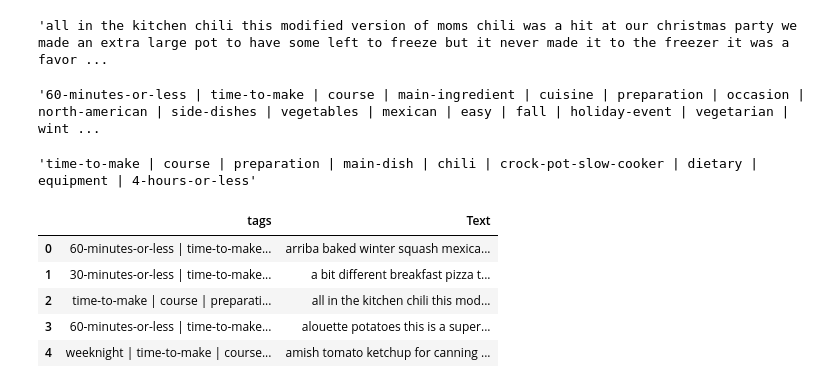
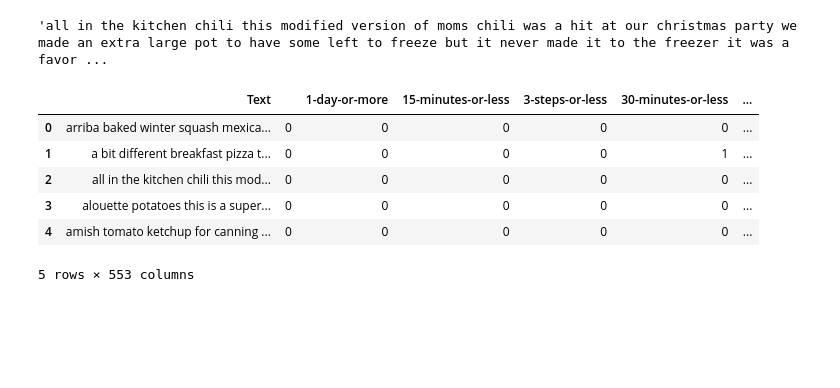
Before and after one commit to soo-underground/recipes-classifier, a Jupyter notebook: jupyter notebooks/recipes-multilabel.ipynb, the cells around one changed output. Cells and saved outputs as stored; diff of their text form; code cells hidden in the pictures; blank space fills up the shorter version.

```diff
--- a/jupyter notebooks/recipes-multilabel.ipynb
+++ b/jupyter notebooks/recipes-multilabel.ipynb
@@ -63,31 +68,3 @@ recipes.Text = recipes.Text.apply(lambda x: clean_text(x))
 recipes.Text[2]
 # %% [output]
 'all in the kitchen chili this modified version of moms chili was a hit at our christmas party we made an extra large pot to have some left to freeze but it never made it to the freezer it was a favor ...
-# %%
-a = str(recipes.tags[0]).strip('[]')
-a = re.sub("," , " |", a)
-a = re.sub("'" , "", a)
-a
-# %% [output]
-'60-minutes-or-less | time-to-make | course | main-ingredient | cuisine | preparation | occasion | north-american | side-dishes | vegetables | mexican | easy | fall | holiday-event | vegetarian | wint ...
-# %%
-def to_string(text):
-    text = str(text).strip('[]')
-    text = re.sub("," , " |", text)
-    text = re.sub("'" , "", text)
-    return text
-
-
-recipes.tags = recipes.tags.apply(lambda x: to_string(x))
-recipes.tags[2]
-# %% [output]
-'time-to-make | course | preparation | main-dish | chili | crock-pot-slow-cooker | dietary | equipment | 4-hours-or-less'
-# %%
-recipes.head()
-# %% [output]
-|  | tags | Text |
-| 0 | 60-minutes-or-less | time-to-make... | arriba baked winter squash mexica... |
-| 1 | 30-minutes-or-less | time-to-make... | a bit different breakfast pizza t... |
-| 2 | time-to-make | course | preparati... | all in the kitchen chili this mod... |
-| 3 | 60-minutes-or-less | time-to-make... | alouette potatoes this is a super... |
-| 4 | weeknight | time-to-make | course... | amish tomato ketchup for canning ... |
@@ -97,10 +71,16 @@ b.to_excel('mycsvfile4.xlsx')
 # %%
-from sklearn.preprocessing import MultiLabelBinarizer
+#from sklearn.preprocessing import MultiLabelBinarizer
 
 mlb = MultiLabelBinarizer()
-#recipes = recipes.join(pd.DataFrame(mlb.fit_transform(recipes.pop('tags')),
-#                          columns=mlb.classes_,
-#                          index=recipes.index))
-#recipes.head()
-#b = recipes.head(4000)
-#b.to_csv('mycsvfile2.csv',index=False, sep='|')
+recipes = recipes.join(pd.DataFrame(mlb.fit_transform(recipes.pop('tags')),
+                          columns=mlb.classes_,
+                          index=recipes.index))
+recipes.head()
+# %% [output]
+|  | Text |  | 1-day-or-more | 15-minutes-or-less | 3-steps-or-less | 30-minutes-or-less | ... |
+| 0 | arriba baked winter squash mexica... | 0 | 0 | 0 | 0 | 0 | ... |
+| 1 | a bit different breakfast pizza t... | 0 | 0 | 0 | 0 | 1 | ... |
+| 2 | all in the kitchen chili this mod... | 0 | 0 | 0 | 0 | 0 | ... |
+| 3 | alouette potatoes this is a super... | 0 | 0 | 0 | 0 | 0 | ... |
+| 4 | amish tomato ketchup for canning ... | 0 | 0 | 0 | 0 | 0 | ... |
+5 rows × 553 columns
```
Also changed, not shown: parts of 27 cells of this notebook.
